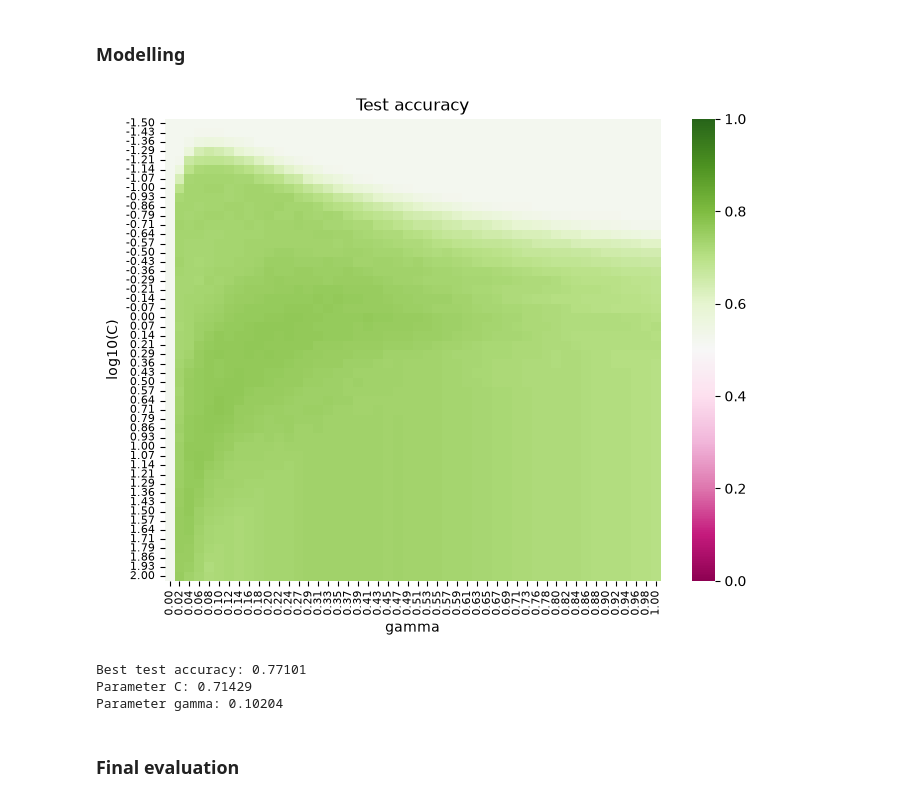
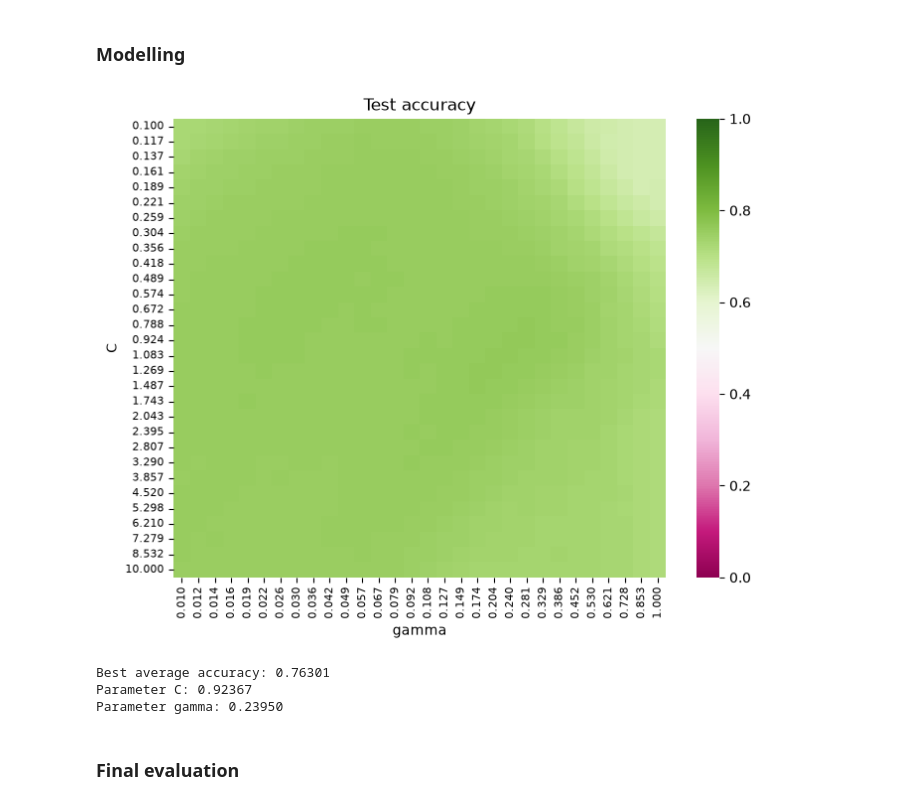
Before and after one commit to kambizaur/DAT200-CA3, a Jupyter notebook: kernel-based_classifiers.ipynb, the cells around one changed output. Drawn from its saved outputs; the diff is of its cells as text; code cells hidden in the pictures.

```diff
--- a/kernel-based_classifiers.ipynb
+++ b/kernel-based_classifiers.ipynb
@@ -170,0 +184,2 @@ We are going to use StandardScaler, so it makes sense to fit it separately for e
+# %%
+df = add_features(df)
@@ -171,24 +202,23 @@ We are going to use StandardScaler, so it makes sense to fit it separately for e
 # %% [markdown]
 ### Modelling
 # %%
-X = df[feature_names].to_numpy()
-y = df[target_name].to_numpy()
+X = df
+y = target
 
-n_iter = 30
+n_iter = 60
 
 # Set ranges for C and gamma
-range_C = np.linspace(-1.5, 2, 50)
-range_gamma = np.linspace(0, 1, 50)
+range_C = np.logspace(-1, 1, 30)
+range_gamma = np.logspace(-2, 0, 30)
 
 acc_train_range = np.zeros((len(range_C), len(range_gamma)))
 acc_test_range = np.zeros((len(range_C), len(range_gamma)))
 
-
-for c_ind, c in enumerate(range_C):
+for C_ind, C_val in enumerate(range_C):
     for gamma_ind, gamma in enumerate(range_gamma):
 
-        accuracy_train = np.zeros(n_iter, dtype=float)
-        accuracy_test = np.zeros(n_iter, dtype=float)
+        accuracy_train = np.zeros(n_iter)
+        accuracy_test = np.zeros(n_iter)
 
         for rs in range(n_iter):
 
@@ -196,49 +226,49 @@ for c_ind, c in enumerate(range_C):
             X_train, X_test, y_train, y_test = train_test_split(
                 X, y, test_size=0.3, random_state=rs, stratify=y)
 
-            # Scaling
+            # Scale
             sc = StandardScaler().fit(X_train)
-            X_train_sc = sc.transform(X_train)
-            X_test_sc = sc.transform(X_test)
+            X_train = sc.transform(X_train)
+            X_test = sc.transform(X_test)
 
             # Train
             clf = svm.SVC(
                 kernel="rbf",
-                C=10.**c,
+                C=C_val,
                 gamma=gamma,
                 random_state=42
-            ).fit(X_train_sc, y_train)
+            ).fit(X_train, y_train)
 
             # Calculate accuracy
-            accuracy_train[rs] = clf.score(X_train_sc, y_train)
-            accuracy_test[rs] = clf.score(X_test_sc, y_test)
+            accuracy_train[rs] = clf.score(X_train, y_train)
+            accuracy_test[rs] = clf.score(X_test, y_test)
 
-        acc_train_range[c_ind, gamma_ind] = accuracy_train.mean()
-        acc_test_range[c_ind, gamma_ind] = accuracy_test.mean()
+        acc_train_range[C_ind, gamma_ind] = accuracy_train.mean()
+        acc_test_range[C_ind, gamma_ind] = accuracy_test.mean()
 # %%
 plt.figure(figsize=(8, 6))
 
 sns.heatmap(
     data=acc_test_range,
-    yticklabels=[f"{c:.2f}" for c in range_C],
-    xticklabels=[f"{c:.2f}" for c in range_gamma],
+    yticklabels=[f"{c:.3f}" for c in range_C],
+    xticklabels=[f"{c:.3f}" for c in range_gamma],
     annot=False,
-    cmap="PiYG",  # like in the example
+    cmap="PiYG",
     vmin=0,
     vmax=1
 )
 
 plt.title("Test accuracy")
-plt.ylabel("log10(C)")
+plt.ylabel("C")
 plt.xlabel("gamma")
 
 plt.tick_params(axis="x", labelsize=8)
 plt.tick_params(axis="y", labelsize=8)
 
 
 plt.show()
 # %% [output]
-[figure, old version]
+[figure, new version]
 # %%
 best_idx = np.unravel_index(
     np.argmax(acc_test_range),
@@ -248,10 +278,10 @@ best_idx = np.unravel_index(
 best_C = range_C[best_idx[0]]
 best_gamma = range_gamma[best_idx[1]]
 
-print(f"Best test accuracy: {acc_test_range.max():.5f}")
+print(f"Best average accuracy: {acc_test_range.max():.5f}")
 print(f"Parameter C: {best_C:.5f}")
 print(f"Parameter gamma: {best_gamma:.5f}")
 # %% [output]
-Best test accuracy: 0.77101
-Parameter C: 0.71429
-Parameter gamma: 0.10204
+Best average accuracy: 0.76301
+Parameter C: 0.92367
+Parameter gamma: 0.23950
```
Also changed, not shown: parts of 15 cells of this notebook, 1 other file.
